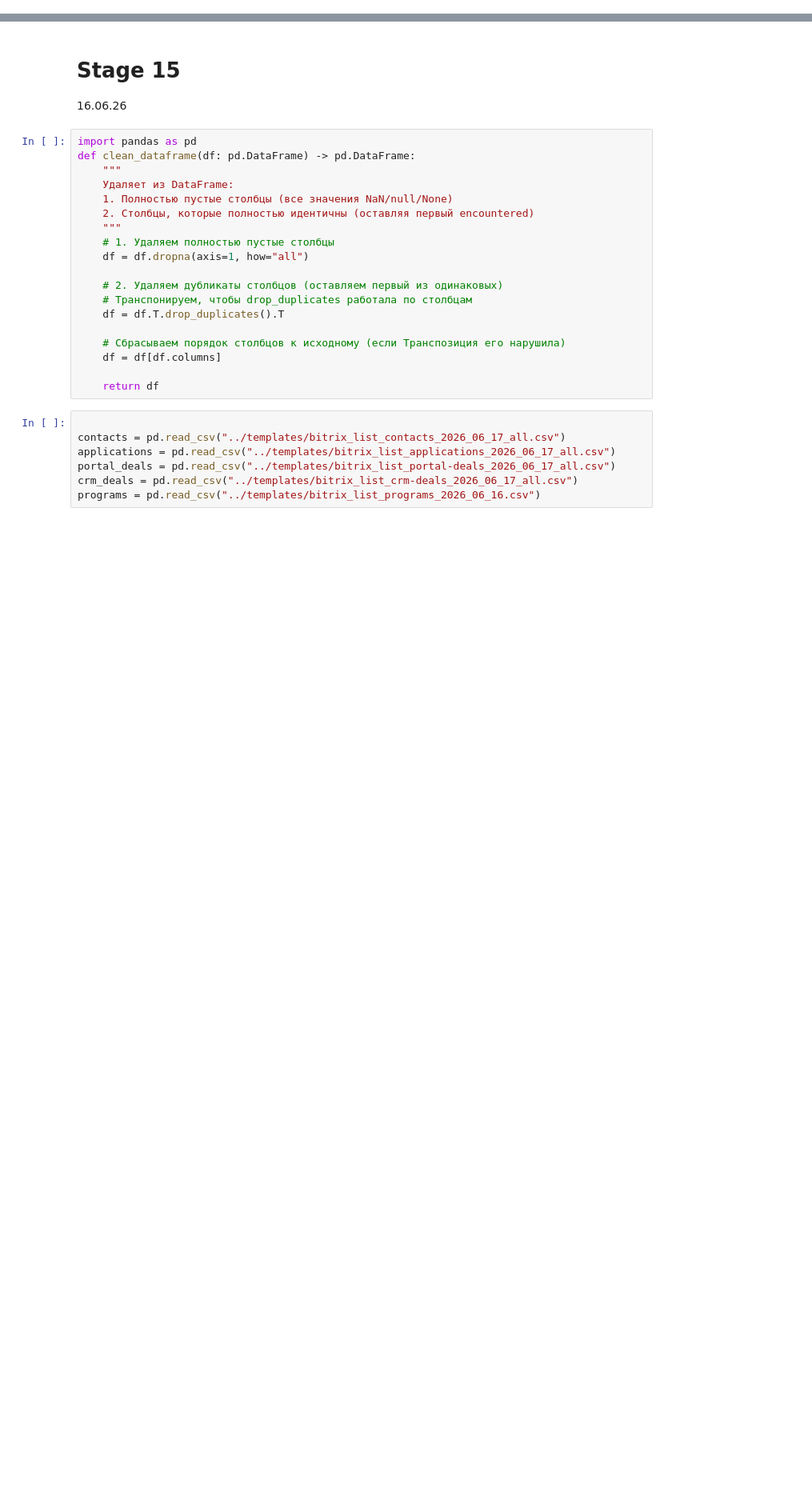
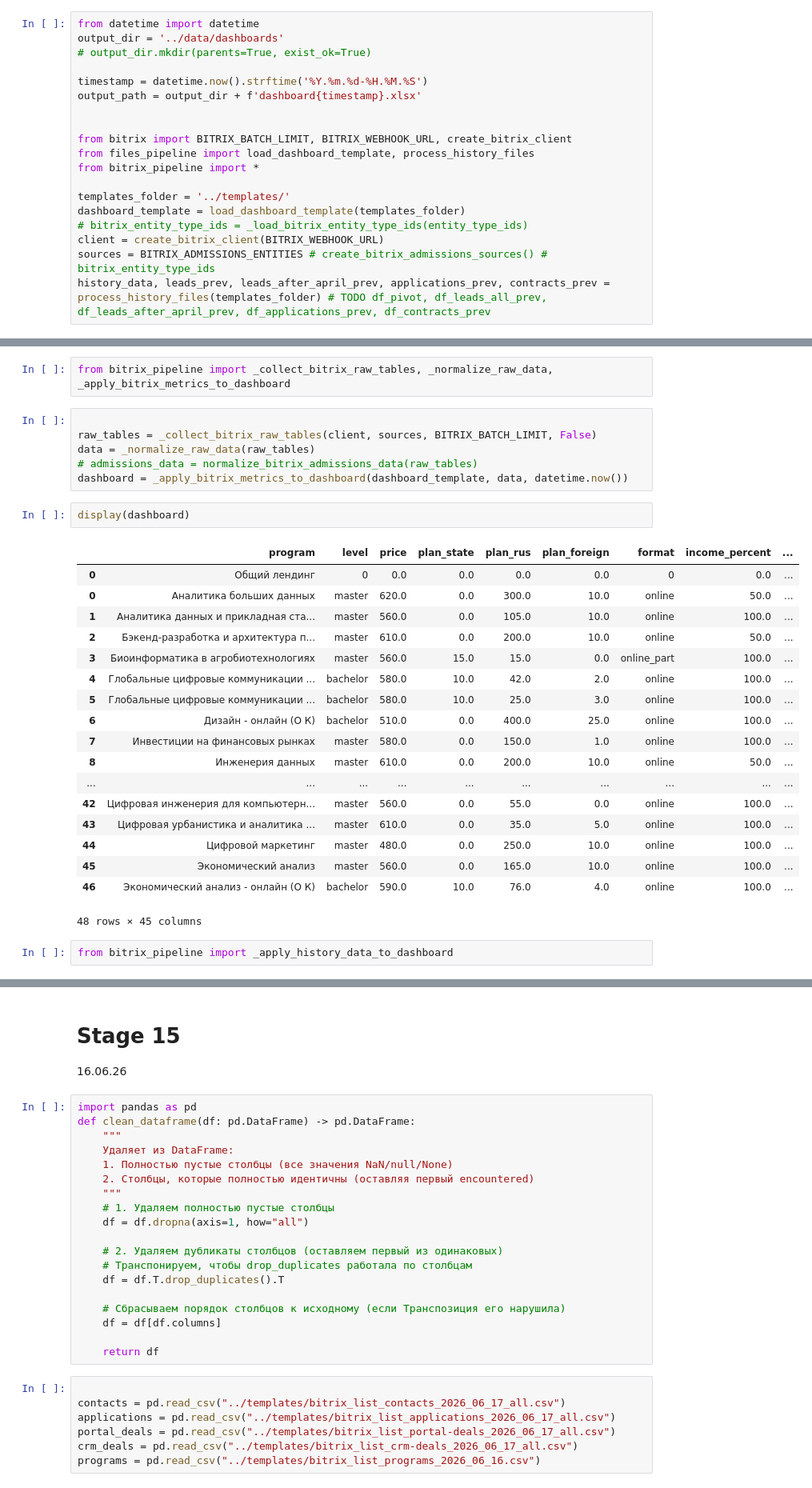
Before and after one commit to iasonov/HSE_dashboard, a Jupyter notebook: src/test.ipynb, the cells around one changed output, grey strips where cells are left out. Shown at 80% size. Saved outputs shown, nothing was run; the diff lists cells and outputs as text; blank space fills up the shorter version.

Commit message:
Historical data calculation under development

```diff
--- a/src/test.ipynb
+++ b/src/test.ipynb
@@ -0,0 +4,19 @@
+# %%
+from datetime import datetime
+output_dir = '../data/dashboards'
+# output_dir.mkdir(parents=True, exist_ok=True)
+
+timestamp = datetime.now().strftime('%Y.%m.%d-%H.%M.%S')
+output_path = output_dir + f'dashboard{timestamp}.xlsx'
+
+
+from bitrix import BITRIX_BATCH_LIMIT, BITRIX_WEBHOOK_URL, create_bitrix_client
+from files_pipeline import load_dashboard_template, process_history_files
+from bitrix_pipeline import *
+
+templates_folder = '../templates/'
+dashboard_template = load_dashboard_template(templates_folder)
+# bitrix_entity_type_ids = _load_bitrix_entity_type_ids(entity_type_ids)
+client = create_bitrix_client(BITRIX_WEBHOOK_URL)
+sources = BITRIX_ADMISSIONS_ENTITIES # create_bitrix_admissions_sources() # bitrix_entity_type_ids
+history_data, leads_prev, leads_after_april_prev, applications_prev, contracts_prev = process_history_files(templates_folder) # TODO df_pivot, df_leads_all_prev, df_leads_after_april_prev, df_applications_prev, df_contracts_prev
@@ -0,0 +35,31 @@
+# %%
+from bitrix_pipeline import _collect_bitrix_raw_tables, _normalize_raw_data, _apply_bitrix_metrics_to_dashboard
+# %%
+
+raw_tables = _collect_bitrix_raw_tables(client, sources, BITRIX_BATCH_LIMIT, False)
+data = _normalize_raw_data(raw_tables)
+# admissions_data = normalize_bitrix_admissions_data(raw_tables)
+dashboard = _apply_bitrix_metrics_to_dashboard(dashboard_template, data, datetime.now())
+# %%
+display(dashboard)
+# %% [output]
+|  | program | level | price | plan_state | plan_rus | plan_foreign | format | income_percent | ... |
+| 0 | Общий лендинг | 0 | 0.0 | 0.0 | 0.0 | 0.0 | 0 | 0.0 | ... |
+| 0 | Аналитика больших данных | master | 620.0 | 0.0 | 300.0 | 10.0 | online | 50.0 | ... |
+| 1 | Аналитика данных и прикладная ста... | master | 560.0 | 0.0 | 105.0 | 10.0 | online | 100.0 | ... |
+| 2 | Бэкенд-разработка и архитектура п... | master | 610.0 | 0.0 | 200.0 | 10.0 | online | 50.0 | ... |
+| 3 | Биоинформатика в агробиотехнологиях | master | 560.0 | 15.0 | 15.0 | 0.0 | online_part | 100.0 | ... |
+| 4 | Глобальные цифровые коммуникации ... | bachelor | 580.0 | 10.0 | 42.0 | 2.0 | online | 100.0 | ... |
+| 5 | Глобальные цифровые коммуникации ... | bachelor | 580.0 | 10.0 | 25.0 | 3.0 | online | 100.0 | ... |
+| 6 | Дизайн - онлайн (О К) | bachelor | 510.0 | 0.0 | 400.0 | 25.0 | online | 100.0 | ... |
+| 7 | Инвестиции на финансовых рынках | master | 580.0 | 0.0 | 150.0 | 1.0 | online | 100.0 | ... |
+| 8 | Инженерия данных | master | 610.0 | 0.0 | 200.0 | 10.0 | online | 50.0 | ... |
+| ... | ... | ... | ... | ... | ... | ... | ... | ... | ... |
+| 42 | Цифровая инженерия для компьютерн... | master | 560.0 | 0.0 | 55.0 | 0.0 | online | 100.0 | ... |
+| 43 | Цифровая урбанистика и аналитика ... | master | 610.0 | 0.0 | 35.0 | 5.0 | online | 100.0 | ... |
+| 44 | Цифровой маркетинг | master | 480.0 | 0.0 | 250.0 | 10.0 | online | 100.0 | ... |
+| 45 | Экономический анализ | master | 560.0 | 0.0 | 165.0 | 10.0 | online | 100.0 | ... |
+| 46 | Экономический анализ - онлайн (О К) | bachelor | 590.0 | 10.0 | 76.0 | 4.0 | online | 100.0 | ... |
+48 rows × 45 columns
+# %%
+from bitrix_pipeline import _apply_history_data_to_dashboard
```
Also changed, not shown: parts of 4 cells of this notebook, 4 other files.
